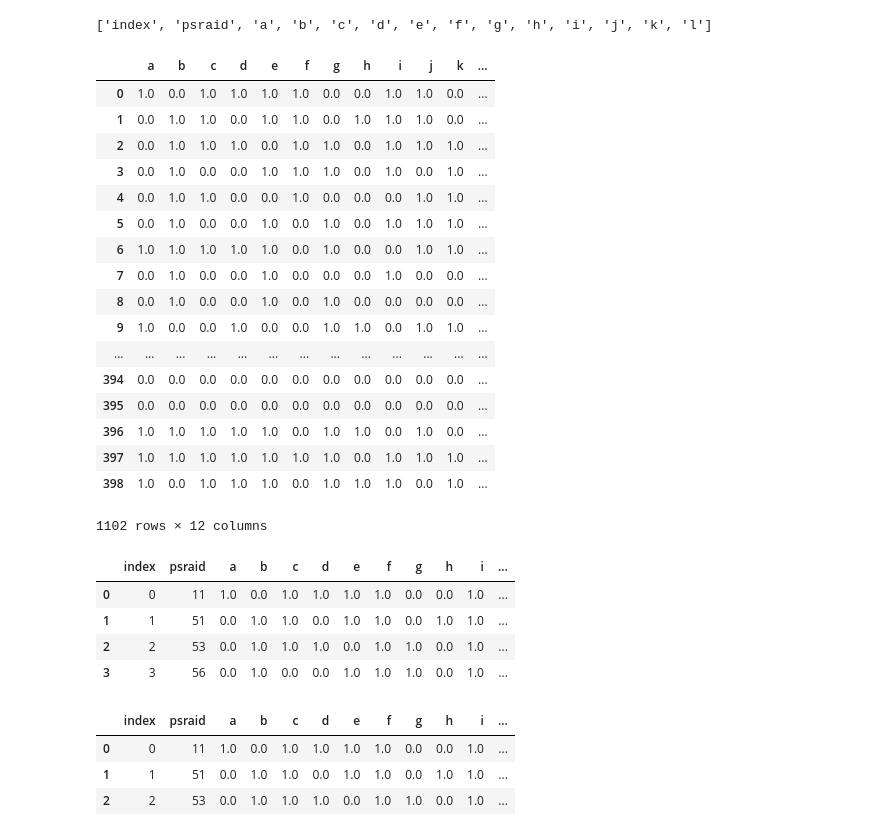
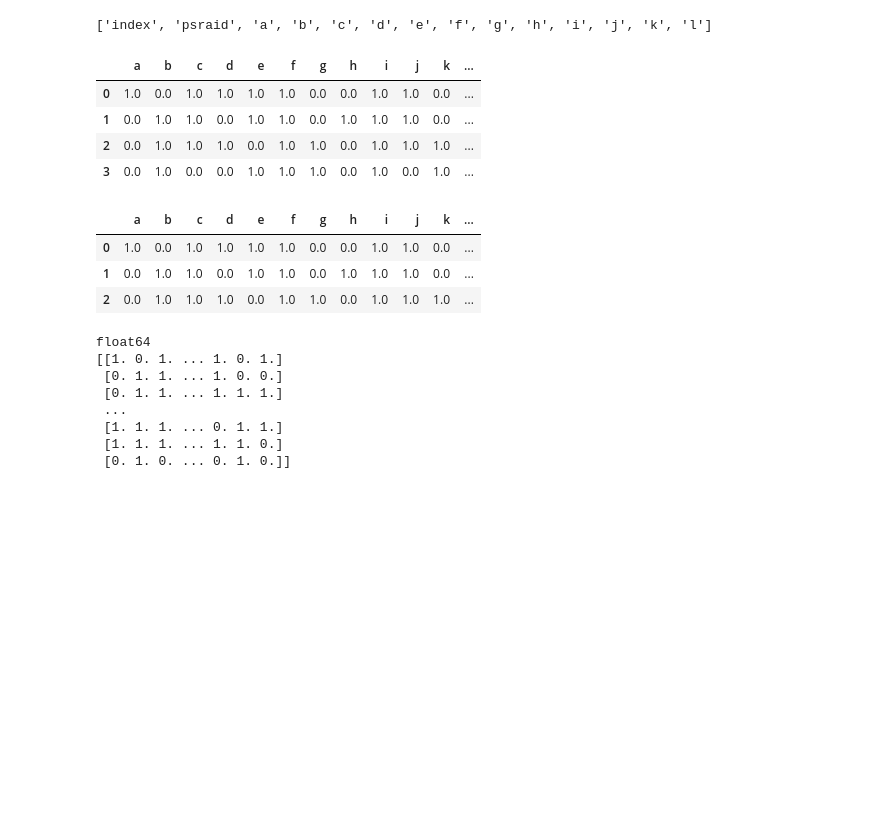
Before and after one commit to annakirklandsmith/gaming-research, a Jupyter notebook: Research.ipynb, the cells around one changed output. Saved outputs shown, nothing was run; the diff lists cells and outputs as text; code cells hidden in the pictures; blank space fills up the shorter version.

```diff
--- a/Research.ipynb
+++ b/Research.ipynb
@@ -282,32 +282,14 @@ list(dataC3.columns)
 ['index', 'psraid', 'a', 'b', 'c', 'd', 'e', 'f', 'g', 'h', 'i', 'j', 'k', 'l']
 # %%
 # revenue00.drop(['Unnamed: 0'], axis=1)
-dataC3.drop(['psraid','index'], axis=1)
-dataC3.head(4)
+dataC4 = dataC3.drop(['psraid','index'], axis=1)
+dataC4.head(4)
 # %% [output]
 |  | a | b | c | d | e | f | g | h | i | j | k | ... |
 | 0 | 1.0 | 0.0 | 1.0 | 1.0 | 1.0 | 1.0 | 0.0 | 0.0 | 1.0 | 1.0 | 0.0 | ... |
 | 1 | 0.0 | 1.0 | 1.0 | 0.0 | 1.0 | 1.0 | 0.0 | 1.0 | 1.0 | 1.0 | 0.0 | ... |
 | 2 | 0.0 | 1.0 | 1.0 | 1.0 | 0.0 | 1.0 | 1.0 | 0.0 | 1.0 | 1.0 | 1.0 | ... |
 | 3 | 0.0 | 1.0 | 0.0 | 0.0 | 1.0 | 1.0 | 1.0 | 0.0 | 1.0 | 0.0 | 1.0 | ... |
-| 4 | 0.0 | 1.0 | 1.0 | 0.0 | 0.0 | 1.0 | 0.0 | 0.0 | 0.0 | 1.0 | 1.0 | ... |
-| 5 | 0.0 | 1.0 | 0.0 | 0.0 | 1.0 | 0.0 | 1.0 | 0.0 | 1.0 | 1.0 | 1.0 | ... |
-| 6 | 1.0 | 1.0 | 1.0 | 1.0 | 1.0 | 0.0 | 1.0 | 0.0 | 0.0 | 1.0 | 1.0 | ... |
-| 7 | 0.0 | 1.0 | 0.0 | 0.0 | 1.0 | 0.0 | 0.0 | 0.0 | 1.0 | 0.0 | 0.0 | ... |
-| 8 | 0.0 | 1.0 | 0.0 | 0.0 | 1.0 | 0.0 | 1.0 | 0.0 | 0.0 | 0.0 | 0.0 | ... |
-| 9 | 1.0 | 0.0 | 0.0 | 1.0 | 0.0 | 0.0 | 1.0 | 1.0 | 0.0 | 1.0 | 1.0 | ... |
-| ... | ... | ... | ... | ... | ... | ... | ... | ... | ... | ... | ... | ... |
-| 394 | 0.0 | 0.0 | 0.0 | 0.0 | 0.0 | 0.0 | 0.0 | 0.0 | 0.0 | 0.0 | 0.0 | ... |
-| 395 | 0.0 | 0.0 | 0.0 | 0.0 | 0.0 | 0.0 | 0.0 | 0.0 | 0.0 | 0.0 | 0.0 | ... |
-| 396 | 1.0 | 1.0 | 1.0 | 1.0 | 1.0 | 0.0 | 1.0 | 1.0 | 0.0 | 1.0 | 0.0 | ... |
-| 397 | 1.0 | 1.0 | 1.0 | 1.0 | 1.0 | 1.0 | 1.0 | 0.0 | 1.0 | 1.0 | 1.0 | ... |
-| 398 | 1.0 | 0.0 | 1.0 | 1.0 | 1.0 | 0.0 | 1.0 | 1.0 | 1.0 | 0.0 | 1.0 | ... |
-1102 rows × 12 columns
-|  | index | psraid | a | b | c | d | e | f | g | h | i | ... |
-| 0 | 0 | 11 | 1.0 | 0.0 | 1.0 | 1.0 | 1.0 | 1.0 | 0.0 | 0.0 | 1.0 | ... |
-| 1 | 1 | 51 | 0.0 | 1.0 | 1.0 | 0.0 | 1.0 | 1.0 | 0.0 | 1.0 | 1.0 | ... |
-| 2 | 2 | 53 | 0.0 | 1.0 | 1.0 | 1.0 | 0.0 | 1.0 | 1.0 | 0.0 | 1.0 | ... |
-| 3 | 3 | 56 | 0.0 | 1.0 | 0.0 | 0.0 | 1.0 | 1.0 | 1.0 | 0.0 | 1.0 | ... |
 # %%
 import random
 # %%
@@ -378,10 +360,23 @@ def squared_clustering_errors(inputs, k):
     return sum(squared_distance(input, means[cluster])
                for input, cluster in zip(inputs, assignments))
 # %%
-dataC3.head(3)
+dataC4.head(3)
 # %% [output]
-|  | index | psraid | a | b | c | d | e | f | g | h | i | ... |
-| 0 | 0 | 11 | 1.0 | 0.0 | 1.0 | 1.0 | 1.0 | 1.0 | 0.0 | 0.0 | 1.0 | ... |
-| 1 | 1 | 51 | 0.0 | 1.0 | 1.0 | 0.0 | 1.0 | 1.0 | 0.0 | 1.0 | 1.0 | ... |
-| 2 | 2 | 53 | 0.0 | 1.0 | 1.0 | 1.0 | 0.0 | 1.0 | 1.0 | 0.0 | 1.0 | ... |
+|  | a | b | c | d | e | f | g | h | i | j | k | ... |
+| 0 | 1.0 | 0.0 | 1.0 | 1.0 | 1.0 | 1.0 | 0.0 | 0.0 | 1.0 | 1.0 | 0.0 | ... |
+| 1 | 0.0 | 1.0 | 1.0 | 0.0 | 1.0 | 1.0 | 0.0 | 1.0 | 1.0 | 1.0 | 0.0 | ... |
+| 2 | 0.0 | 1.0 | 1.0 | 1.0 | 0.0 | 1.0 | 1.0 | 0.0 | 1.0 | 1.0 | 1.0 | ... |
+# %%
+dataset_array = dataC4.values
+print(dataset_array.dtype)
+print(dataset_array)
+# %% [output]
+float64
+[[1. 0. 1. ... 1. 0. 1.]
+ [0. 1. 1. ... 1. 0. 0.]
+ [0. 1. 1. ... 1. 1. 1.]
+ ...
+ [1. 1. 1. ... 0. 1. 1.]
+ [1. 1. 1. ... 1. 1. 0.]
+ [0. 1. 0. ... 0. 1. 0.]]
 # %%
```
Also changed, not shown: parts of 16 cells of this notebook, 10 other files.
